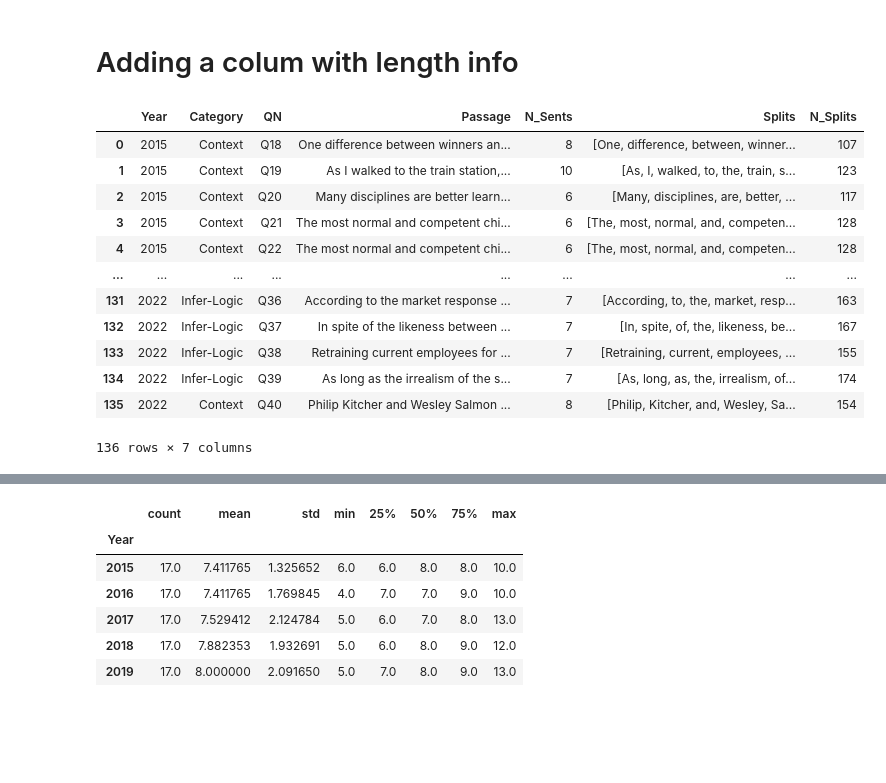
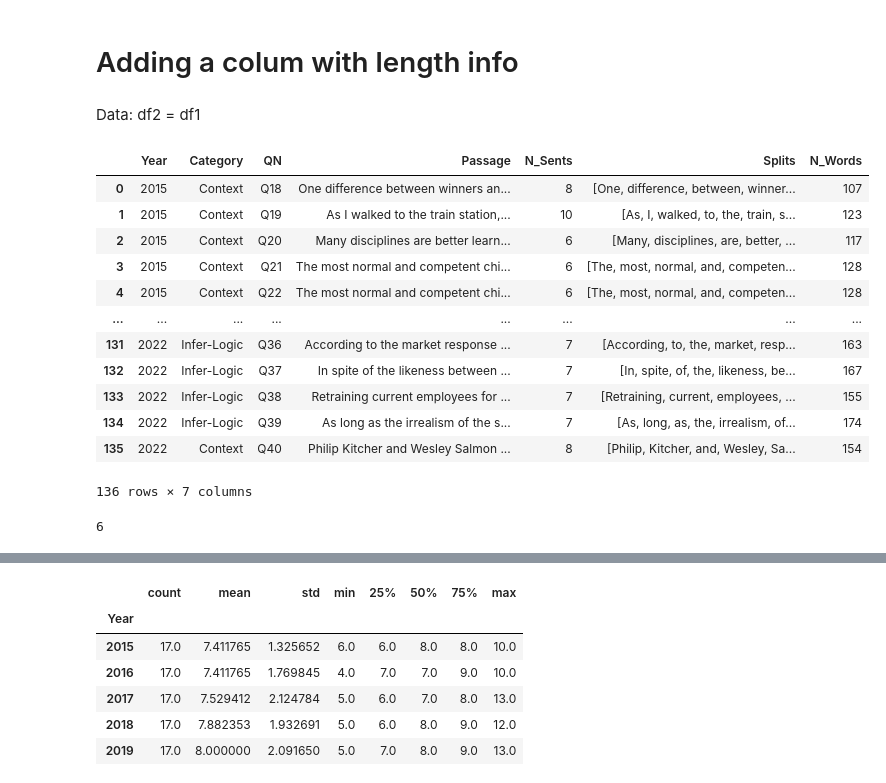
Before and after one commit to MK316/Workingpapers, a Jupyter notebook: 221010_ksat_paper_analysis_total.ipynb, the cells around one changed output, grey strips where cells are left out. Saved outputs shown, nothing was run; the diff lists cells and outputs as text; code cells hidden in the pictures; blank space fills up the shorter version.

```diff
--- a/221010_ksat_paper_analysis_total.ipynb
+++ b/221010_ksat_paper_analysis_total.ipynb
@@ -46,5 +34,7 @@ df1
 # %% [markdown]
 # Adding a colum with length info
+# %% [markdown]
+Data: df2 = df1
 # %%
 df2 = df1
 # %%
@@ -52,20 +42,20 @@ df2['N_Sents'] = df2['Passage'].apply(textstat.sentence_count)
 # %%
 # Added column:  Splitted words, Length of splitted words
 tsplit = []
 splen = []
 
 for i in range(0, len(df2['Passage'])):
   TSP = df2['Passage'][i].split()
   SPLEN = len(TSP)
   tsplit.append(TSP)
   splen.append(SPLEN)
   # print(TSP)
 
 df2['Splits'] = tsplit
-df2['N_Splits'] = splen
+df2['N_Words'] = splen
 df2
 # %% [output]
-|  | Year | Category | QN | Passage | N_Sents | Splits | N_Splits |
+|  | Year | Category | QN | Passage | N_Sents | Splits | N_Words |
 | 0 | 2015 | Context | Q18 | One difference between winners an... | 8 | [One, difference, between, winner... | 107 |
 | 1 | 2015 | Context | Q19 | As I walked to the train station,... | 10 | [As, I, walked, to, the, train, s... | 123 |
 | 2 | 2015 | Context | Q20 | Many disciplines are better learn... | 6 | [Many, disciplines, are, better, ... | 117 |
@@ -86,4 +77,9 @@ def count_syllables(word):
         re.findall('(?!e$)[aeiouy]+', word, re.I) +
         re.findall('^[^aeiouy]*e$', word, re.I)
     )
+# %%
+# function created
+count_syllables("syllabilifcation")
+# %% [output]
+6
 # %%
```
Also changed, not shown: parts of 24 cells of this notebook.
